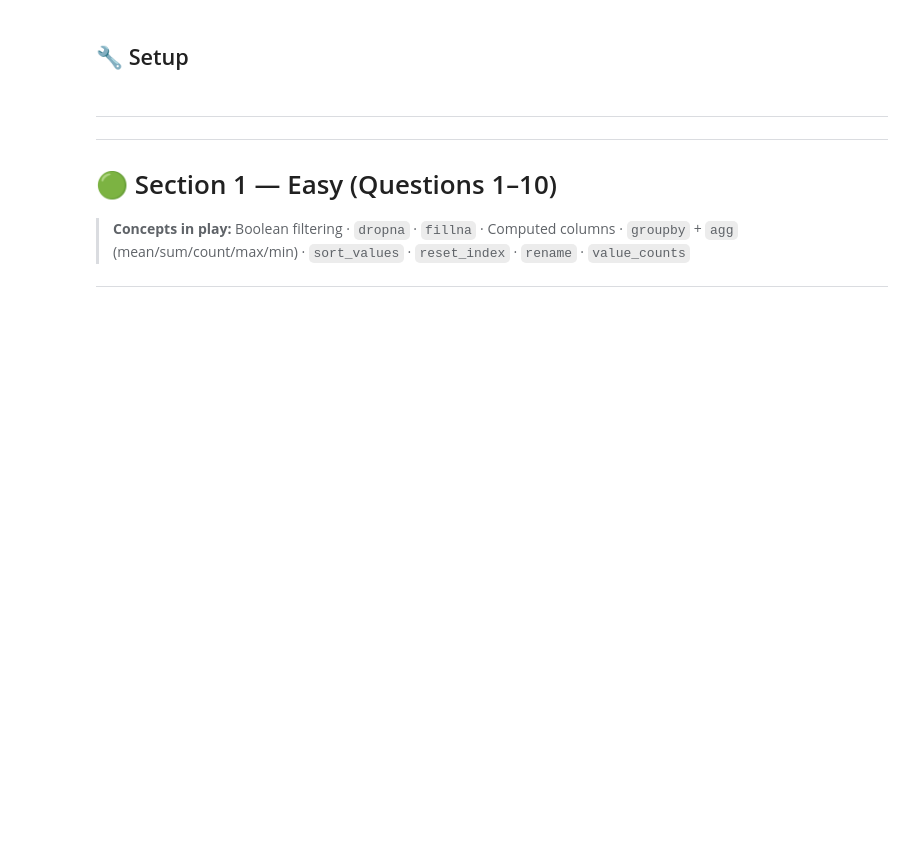
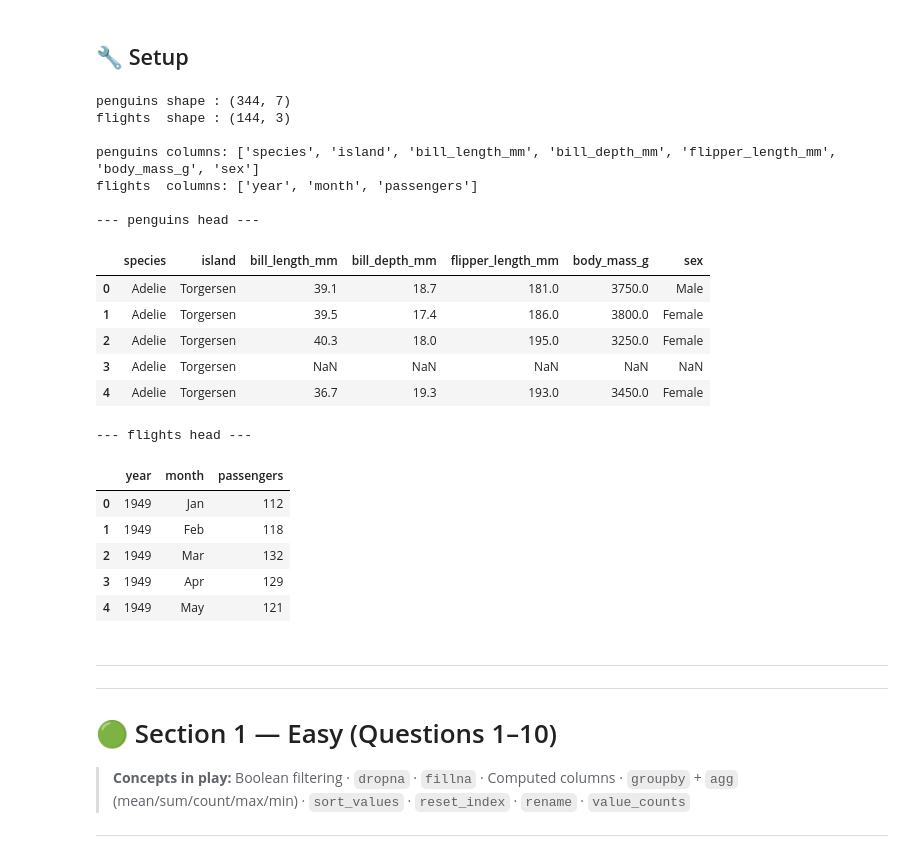
Before and after one commit to abhishekkatewaofficial-lab/Machine-Learning, a Jupyter notebook: Notes/Pandas/4. Practice/Pandas_Practice_Series_Notebook_03.ipynb, the cells around one changed output. Drawn from its saved outputs; the diff is of its cells as text; code cells hidden in the pictures; blank space fills up the shorter version.

```diff
--- a/Notes/Pandas/4. Practice/Pandas_Practice_Series_Notebook_03.ipynb
+++ b/Notes/Pandas/4. Practice/Pandas_Practice_Series_Notebook_03.ipynb
@@ -19,21 +19,42 @@
 # %%
 import pandas as pd
 import seaborn as sns
 
 # Load datasets
 penguins = sns.load_dataset("penguins")
 flights  = sns.load_dataset("flights")
 
 print("penguins shape :", penguins.shape)
 print("flights  shape :", flights.shape)
 print()
 print("penguins columns:", list(penguins.columns))
 print("flights  columns:", list(flights.columns))
 print()
 print("--- penguins head ---")
-display(penguins.head(3))
+display(penguins.head(5))
 print("--- flights head ---")
-display(flights.head(3))
+display(flights.head(5))
+# %% [output]
+penguins shape : (344, 7)
+flights  shape : (144, 3)
+
+penguins columns: ['species', 'island', 'bill_length_mm', 'bill_depth_mm', 'flipper_length_mm', 'body_mass_g', 'sex']
+flights  columns: ['year', 'month', 'passengers']
+
+--- penguins head ---
+|  | species | island | bill_length_mm | bill_depth_mm | flipper_length_mm | body_mass_g | sex |
+| 0 | Adelie | Torgersen | 39.1 | 18.7 | 181.0 | 3750.0 | Male |
+| 1 | Adelie | Torgersen | 39.5 | 17.4 | 186.0 | 3800.0 | Female |
+| 2 | Adelie | Torgersen | 40.3 | 18.0 | 195.0 | 3250.0 | Female |
+| 3 | Adelie | Torgersen | NaN | NaN | NaN | NaN | NaN |
+| 4 | Adelie | Torgersen | 36.7 | 19.3 | 193.0 | 3450.0 | Female |
+--- flights head ---
+|  | year | month | passengers |
+| 0 | 1949 | Jan | 112 |
+| 1 | 1949 | Feb | 118 |
+| 2 | 1949 | Mar | 132 |
+| 3 | 1949 | Apr | 129 |
+| 4 | 1949 | May | 121 |
 # %% [markdown]
 ---
 ---
```
Also changed, not shown: 1 other file.
